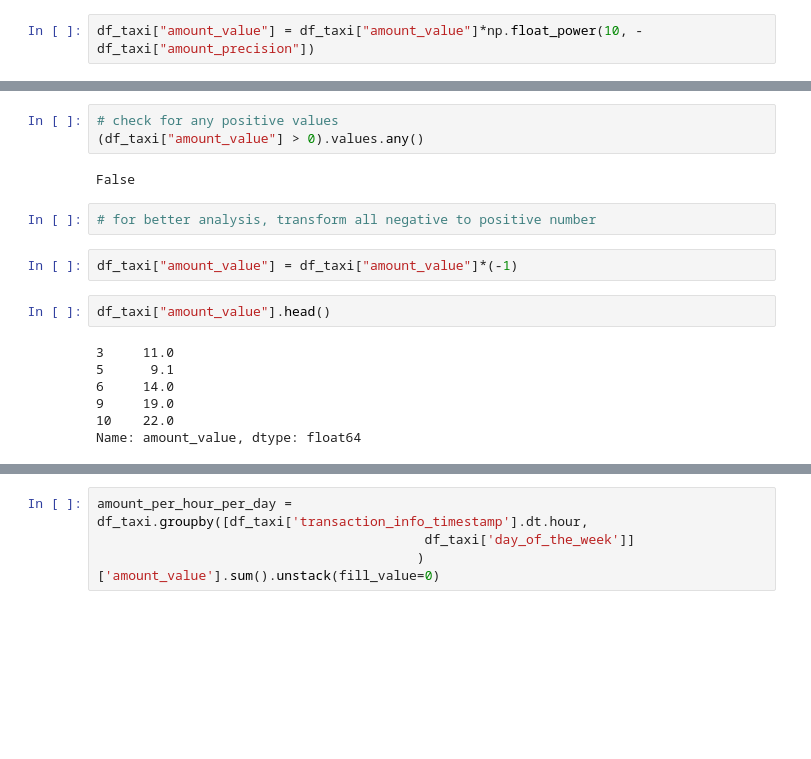
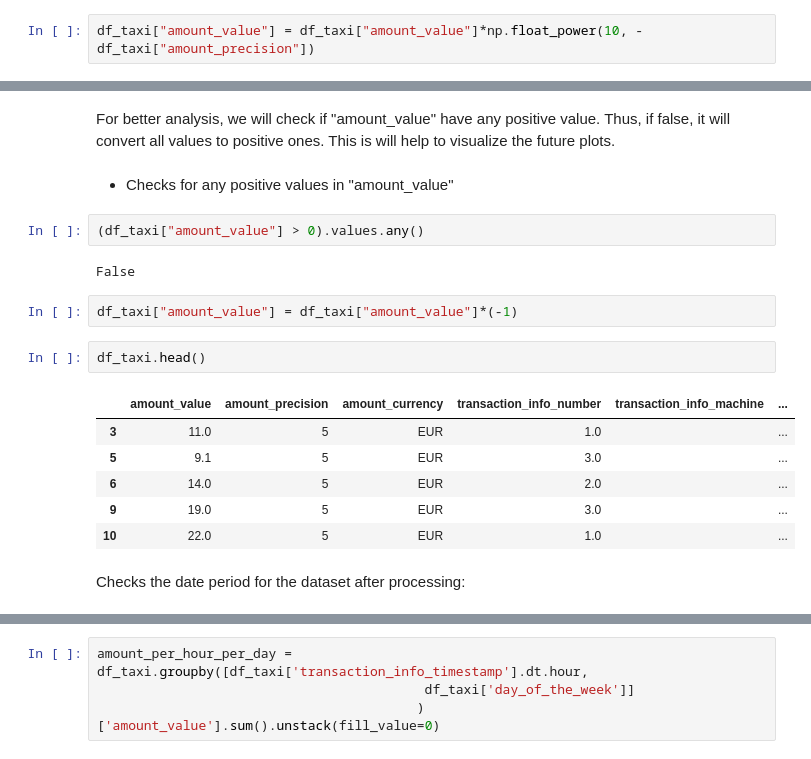
Before and after one commit to barbaractong/usageTaxiServices, a Jupyter notebook: notebook/usageTaxiServices.ipynb, the cells around one changed output, grey strips where cells are left out. Saved outputs shown, nothing was run; the diff lists cells and outputs as text; blank space fills up the shorter version.

Commit message:
Feature: Updated ELT and analysis; final result

```diff
--- a/notebook/usageTaxiServices.ipynb
+++ b/notebook/usageTaxiServices.ipynb
@@ -203,18 +274,21 @@ df_taxi.head()
+# %% [markdown]
+For better analysis, we will check if "amount_value" have any positive value. Thus, if false, it will convert all values to positive ones. This is will help to visualize the future plots.
+# %% [markdown]
+- Checks for any positive values in "amount_value"
 # %%
-# check for any positive values
 (df_taxi["amount_value"] > 0).values.any()
 # %% [output]
 False
-# %%
-# for better analysis, transform all negative to positive number
 # %%
 df_taxi["amount_value"] = df_taxi["amount_value"]*(-1)
 # %%
-df_taxi["amount_value"].head()
+df_taxi.head()
 # %% [output]
-3     11.0
-5      9.1
-6     14.0
-9     19.0
-10    22.0
-Name: amount_value, dtype: float64
+|  | amount_value | amount_precision | amount_currency | transaction_info_number | transaction_info_machine | ... |
+| 3 | 11.0 | 5 | EUR | 1.0 |  | ... |
+| 5 | 9.1 | 5 | EUR | 3.0 |  | ... |
+| 6 | 14.0 | 5 | EUR | 2.0 |  | ... |
+| 9 | 19.0 | 5 | EUR | 3.0 |  | ... |
+| 10 | 22.0 | 5 | EUR | 1.0 |  | ... |
+# %% [markdown]
+Checks the date period for the dataset after processing:
```
Also changed, not shown: parts of 72 cells of this notebook.
